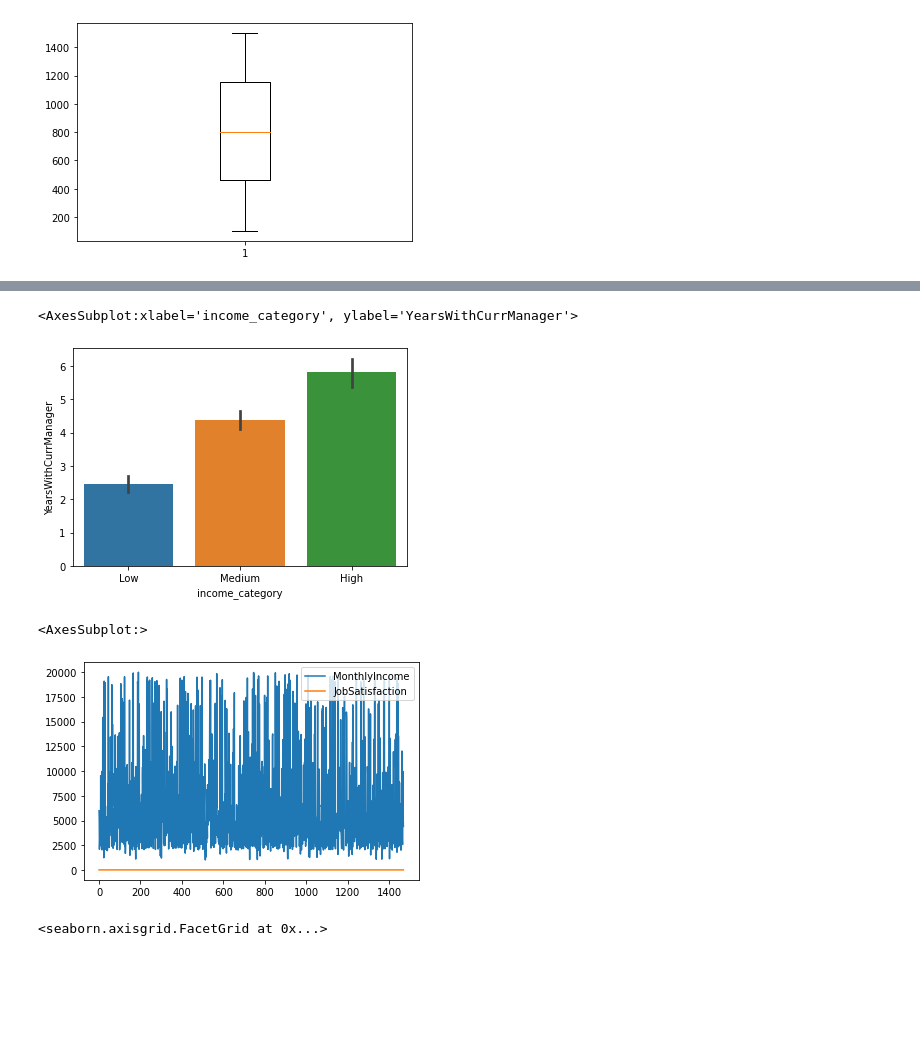
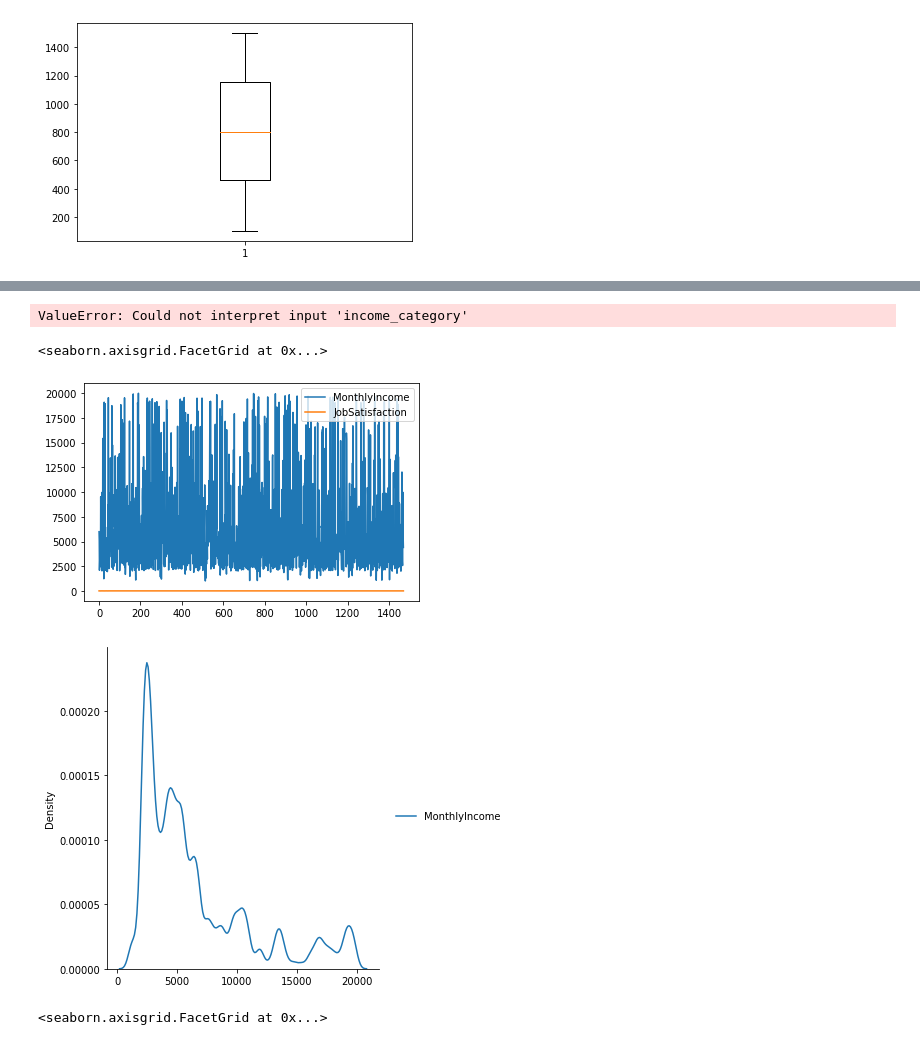
Before and after one commit to AmanKrishna171/HR_Analytics_Data_Science_Project, a Jupyter notebook: CW.ipynb, the cells around one changed output, grey strips where cells are left out. Saved outputs shown, nothing was run; the diff lists cells and outputs as text; code cells hidden in the pictures; blank space fills up the shorter version.

```diff
--- a/CW.ipynb
+++ b/CW.ipynb
@@ -14,6 +14,7 @@ print(f'There are {nRow} rows and {nCol} columns')
 
 df.drop('EmployeeCount',axis =1,inplace=True)
 df.drop('StandardHours',axis =1,inplace=True)
+df.drop('EmployeeNumber',axis =1,inplace=True)
 # %% [output]
 There are 1470 rows and 35 columns
 # %%
@@ -235,13 +233,14 @@ df1=df
 # %%
-sb.barplot(x="income_category", y="YearsWithCurrManager", data=df1)
+# sb.barplot(x="income_category", y="YearsWithCurrManager", data=df1)
 # %% [output]
-<AxesSubplot:xlabel='income_category', ylabel='YearsWithCurrManager'>
+ValueError: Could not interpret input 'income_category'
-[figure, removed]
 # %%
 df1[['MonthlyIncome','JobSatisfaction']].plot()
+sb.displot(df[['MonthlyIncome']], kind="kde", bw_adjust=.25)
 # %% [output]
-<AxesSubplot:>
+<seaborn.axisgrid.FacetGrid at 0x...>
 [figure]
+[figure, added]
 # %%
 sb.displot(df[['Age']], kind="kde", bw_adjust=.25)
 # %% [output]
```
Also changed, not shown: parts of 7 cells of this notebook.
